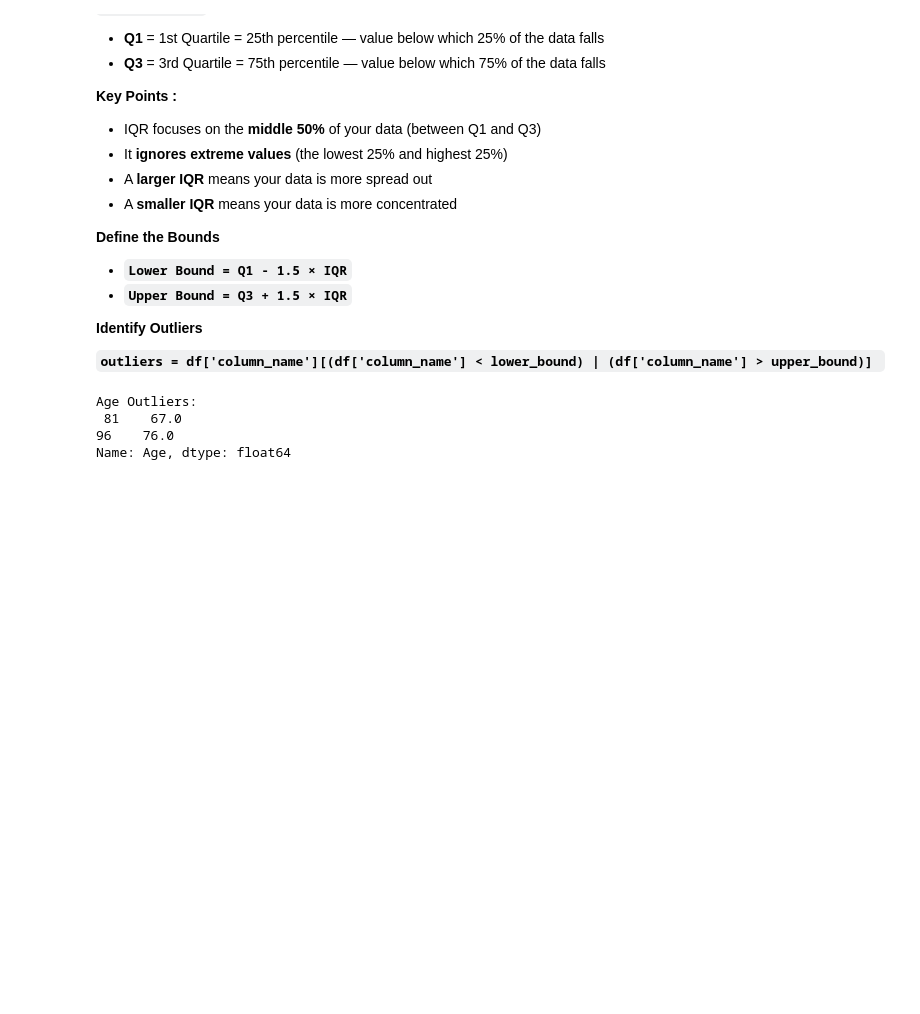
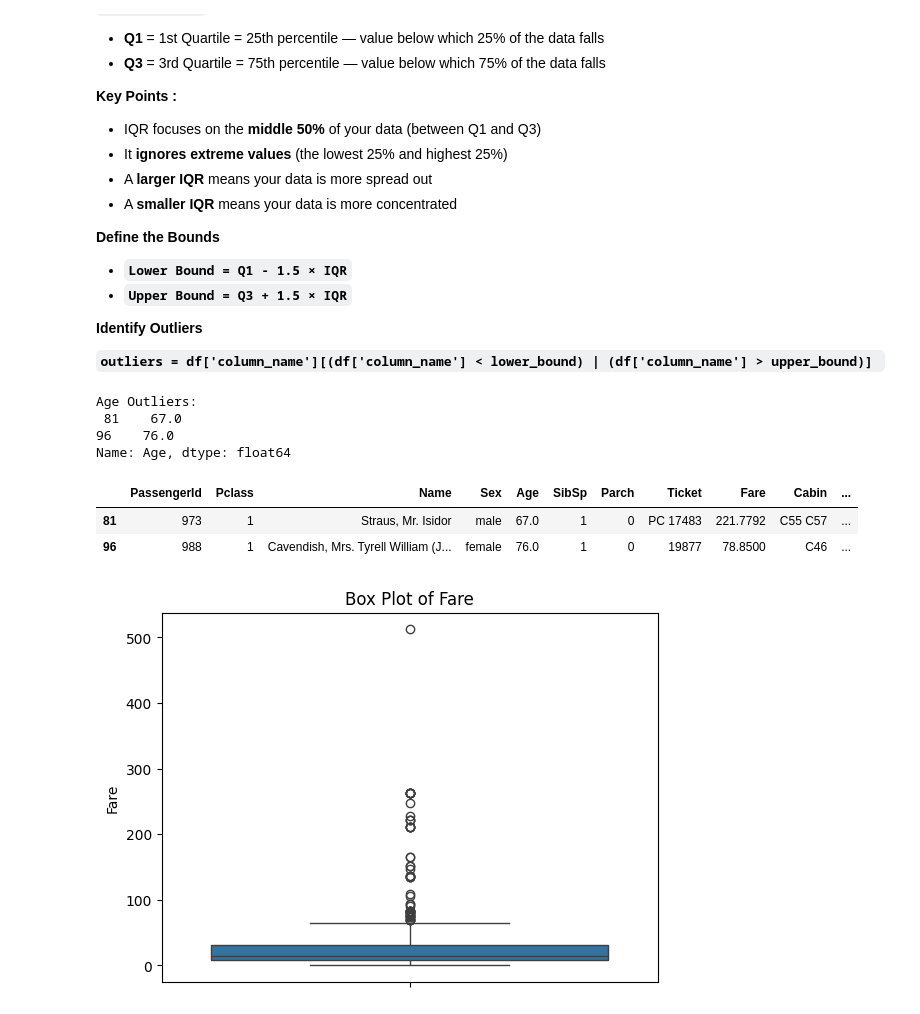
Before and after one commit to raheelam98/DataAnalysis, a Jupyter notebook: EDA/EDA_Sessions_RM/DA5_Missing_values_and_outliers_Sec_3_RM.ipynb, the cells around one changed output. Cells and saved outputs as stored; diff of their text form; code cells hidden in the pictures; blank space fills up the shorter version.

```diff
--- a/EDA/EDA_Sessions_RM/DA5_Missing_values_and_outliers_Sec_3_RM.ipynb
+++ b/EDA/EDA_Sessions_RM/DA5_Missing_values_and_outliers_Sec_3_RM.ipynb
@@ -432,3 +432,17 @@ Age Outliers:
  81    67.0
 96    76.0
 Name: Age, dtype: float64
+# %%
+df[df['Age'] >= 67]
+# %% [output]
+|  | PassengerId | Pclass | Name | Sex | Age | SibSp | Parch | Ticket | Fare | Cabin | ... |
+| 81 | 973 | 1 | Straus, Mr. Isidor | male | 67.0 | 1 | 0 | PC 17483 | 221.7792 | C55 C57 | ... |
+| 96 | 988 | 1 | Cavendish, Mrs. Tyrell William (J... | female | 76.0 | 1 | 0 | 19877 | 78.8500 | C46 | ... |
+# %%
+
+sns.boxplot(y=df['Fare']) # vertical orientation
+
+plt.title('Box Plot of Fare')
+plt.show()
+# %% [output]
+[figure, added]
```
Also changed, not shown: parts of 6 cells of this notebook.
